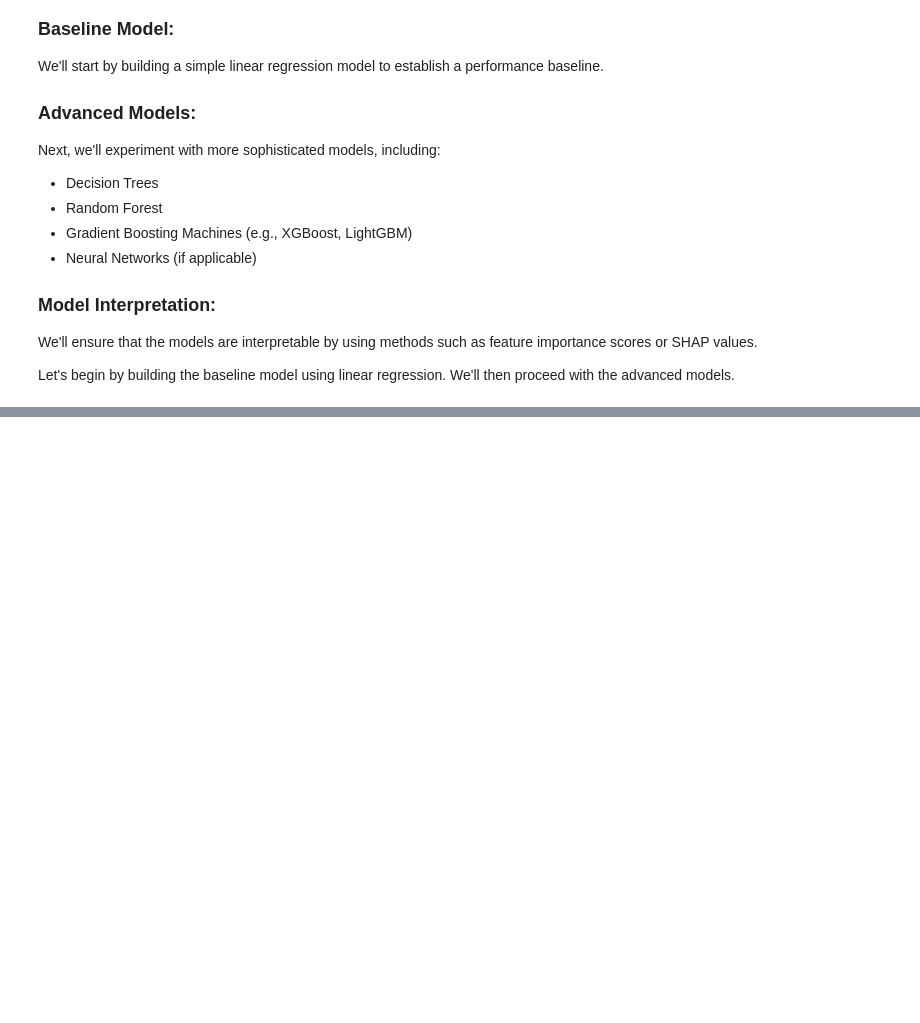
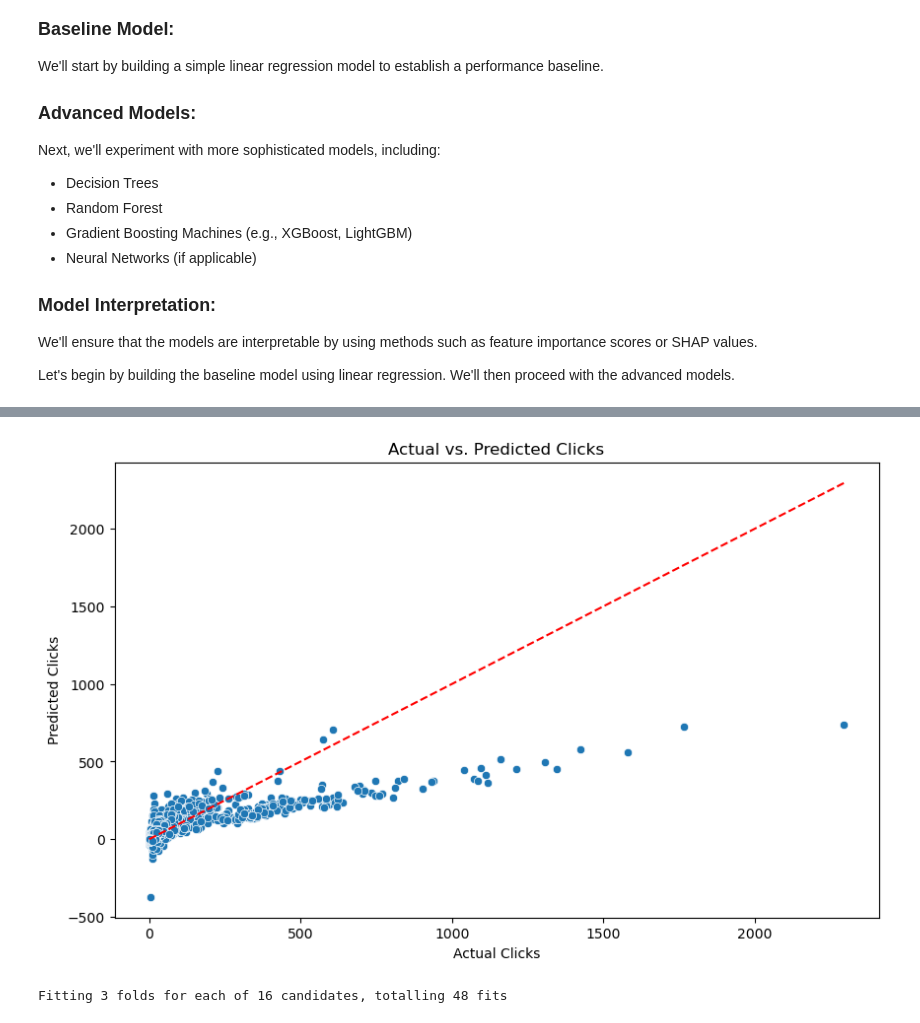
Before and after one commit to MadScie254/ad-click-predictor, a Jupyter notebook: ad-click-predictor.ipynb, the cells around one changed output, grey strips where cells are left out. Drawn from its saved outputs; the diff is of its cells as text; code cells hidden in the pictures; blank space fills up the shorter version.

Commit message:
Update ad-click-predictor.ipynb
Model Updates

```diff
--- a/ad-click-predictor.ipynb
+++ b/ad-click-predictor.ipynb
@@ -417,0 +410,6 @@ Validation set shape: (57986, 16681) (57986,)
+# %%
+# Drop columns with many unique categories and that are not essential
+train_data_reduced = train_data.drop(['ID', 'date', 'call_type', 'call_status', 'start_time', 'end_time'], axis=1)
+
+# Update the list of categorical columns
+categorical_columns = train_data_reduced.select_dtypes(include=['object']).columns.tolist()
@@ -473,0 +475,17 @@ MemoryError
+# %%
+from sklearn.linear_model import LinearRegression
+from sklearn.metrics import mean_squared_error
+import numpy as np
+
+# Initialize the model
+linear_regression_model = LinearRegression()
+
+# Train the model
+linear_regression_model.fit(X_train_sparse, y_train)
+
+# Predict on the validation set
+y_val_pred = linear_regression_model.predict(X_val_sparse)
+
+# Calculate RMSE
+rmse = np.sqrt(mean_squared_error(y_val, y_val_pred))
+print(f'Validation RMSE: {rmse}')
@@ -473,0 +521,54 @@ MemoryError
+# %%
+import matplotlib.pyplot as plt
+import seaborn as sns
+
+plt.figure(figsize=(10, 6))
+sns.scatterplot(x=y_val, y=y_val_pred)
+plt.xlabel('Actual Clicks')
+plt.ylabel('Predicted Clicks')
+plt.title('Actual vs. Predicted Clicks')
+plt.plot([y_val.min(), y_val.max()], [y_val.min(), y_val.max()], color='red', linestyle='--')
+plt.show()
+# %% [output]
+[figure, added]
+# %%
+from sklearn.ensemble import RandomForestRegressor
+from sklearn.model_selection import GridSearchCV
+
+# Initialize the model
+random_forest_model = RandomForestRegressor(random_state=42)
+
+# Define hyperparameters for Grid Search
+param_grid = {
+    'n_estimators': [100, 200],
+    'max_depth': [10, 20],
+    'min_samples_split': [2, 5],
+    'min_samples_leaf': [1, 2]
+}
+
+# Grid Search with Cross-Validation
+grid_search = GridSearchCV(estimator=random_forest_model, param_grid=param_grid, cv=3, n_jobs=-1, verbose=2)
+
+# Fit the model
+grid_search.fit(X_train_sparse, y_train)
+
+# Best model from grid search
+best_rf_model = grid_search.best_estimator_
+
+# Predict on the validation set
+y_val_pred_rf = best_rf_model.predict(X_val_sparse)
+
+# Calculate RMSE
+rmse_rf = np.sqrt(mean_squared_error(y_val, y_val_pred_rf))
+print(f'Validation RMSE (Random Forest): {rmse_rf}')
+
+# Feature importance
+importances = best_rf_model.feature_importances_
+feature_importance_rf = pd.DataFrame({
+    'Feature': feature_names,
+    'Importance': importances
+}).sort_values(by='Importance', ascending=False)
+
+print(feature_importance_rf.head(10))
+# %% [output]
+Fitting 3 folds for each of 16 candidates, totalling 48 fits
```
Also changed, not shown: parts of 12 cells of this notebook.
